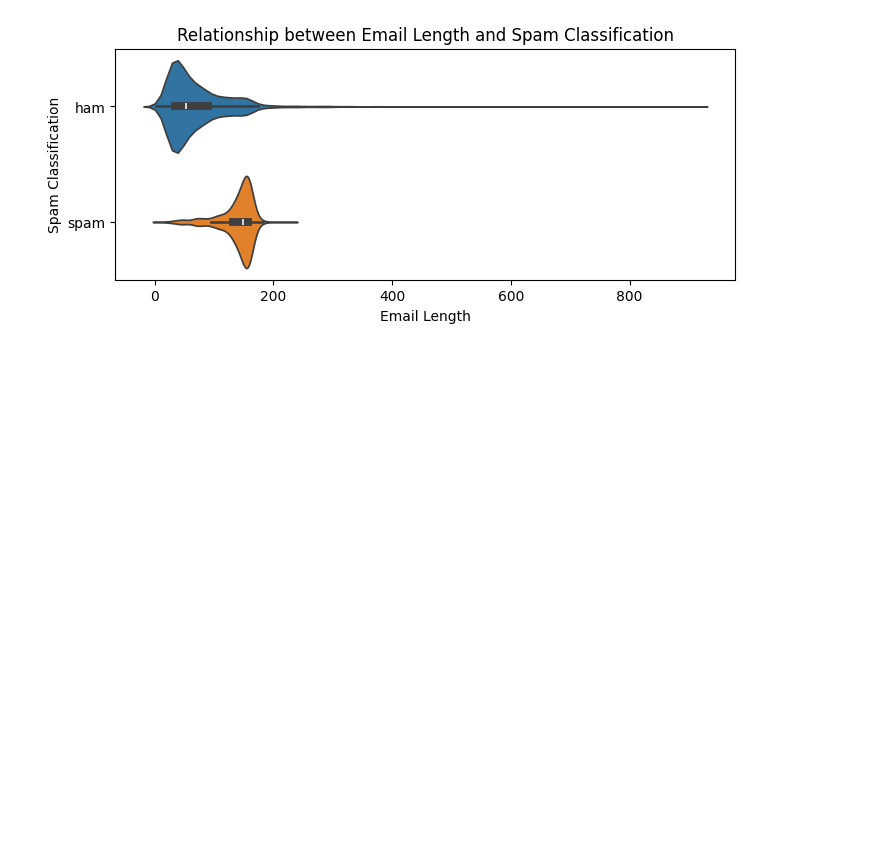
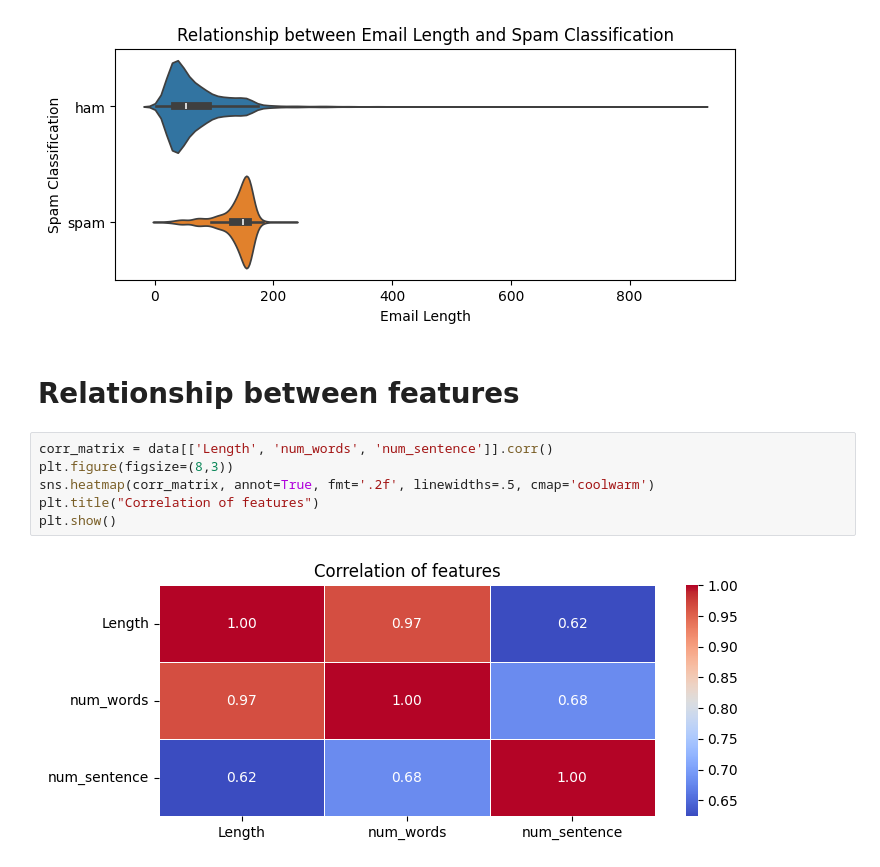
Before and after one commit to sameershrestha00/Spam-filter, a Jupyter notebook: spam_filter.ipynb, the cells around one changed output. Saved outputs shown, nothing was run; the diff lists cells and outputs as text; blank space fills up the shorter version.

Commit message:
correlation

```diff
--- a/spam_filter.ipynb
+++ b/spam_filter.ipynb
@@ -174,3 +170,13 @@ plt.title('Relationship between Email Length and Spam Classification')
 plt.show()
 # %% [output]
 [figure]
+# %% [markdown]
+# Relationship between features
+# %%
+corr_matrix = data[['Length', 'num_words', 'num_sentence']].corr()
+plt.figure(figsize=(8,3))
+sns.heatmap(corr_matrix, annot=True, fmt='.2f', linewidths=.5, cmap='coolwarm')
+plt.title("Correlation of features")
+plt.show()
+# %% [output]
+[figure, added]
```
Also changed, not shown: parts of 2 cells of this notebook.
